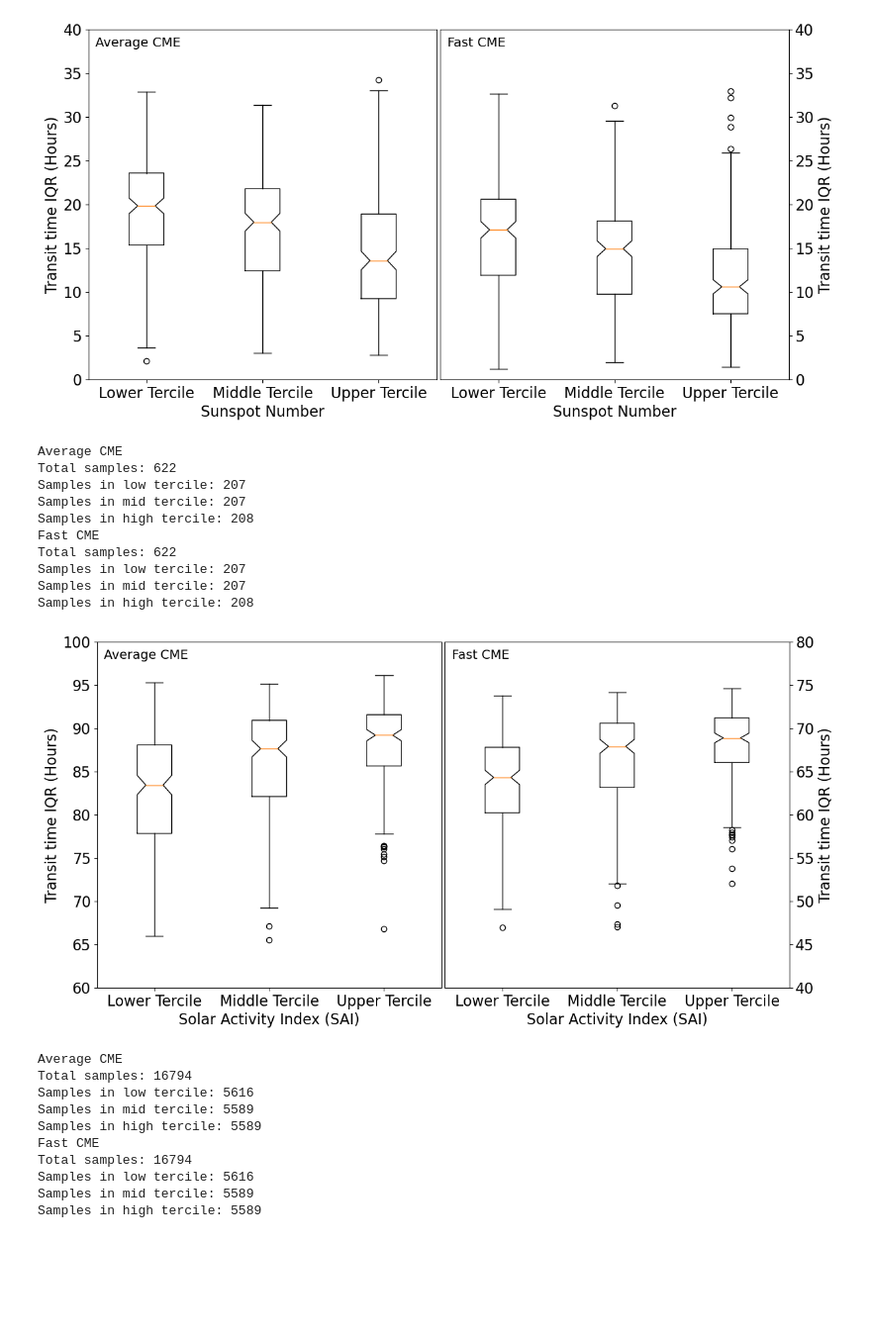
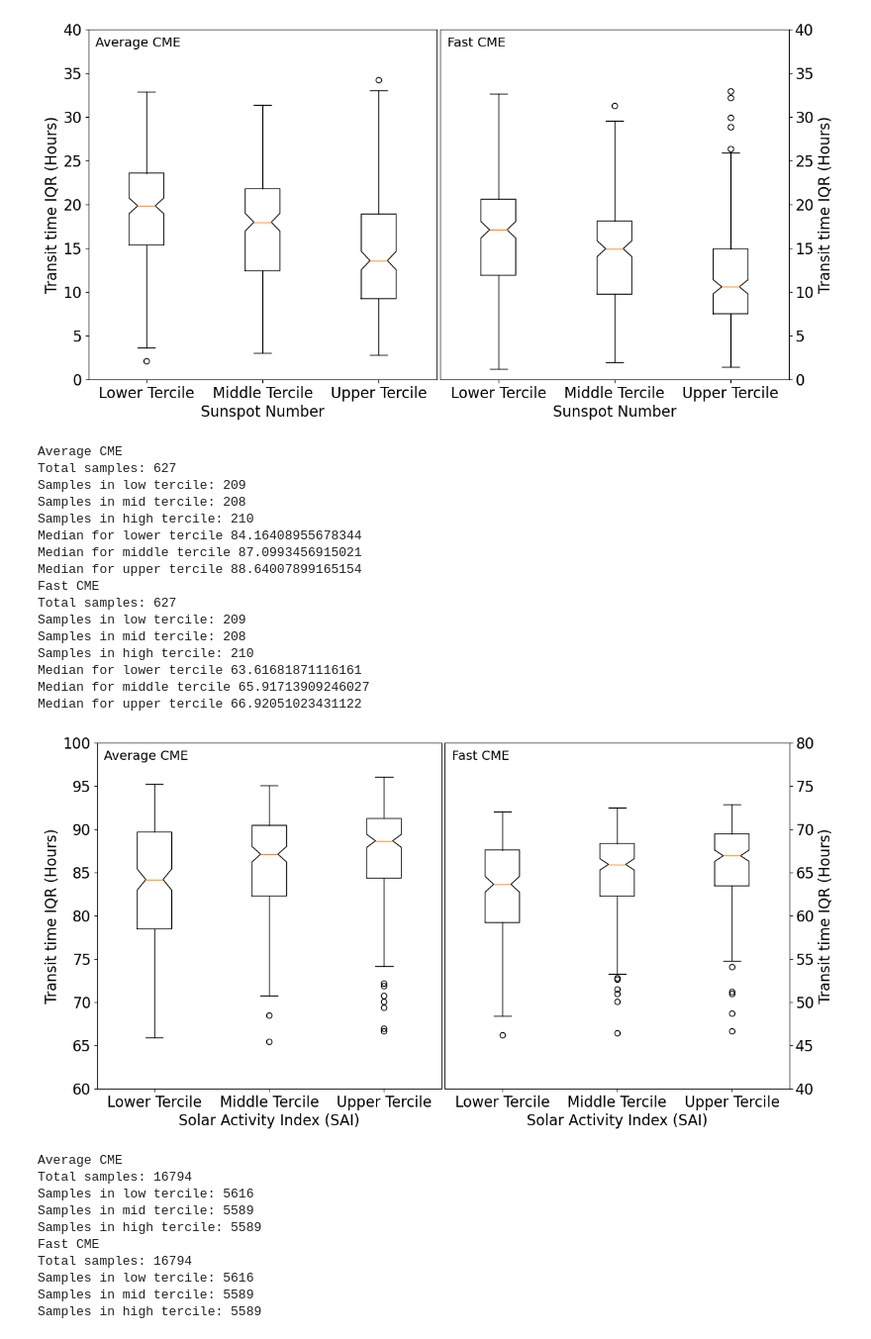
Before and after one commit to dechenlhamogyeltshen/CME_transit_variability, a Jupyter notebook: code/transit_time_analysis_old.ipynb, the cells around one changed output. Shown at 99% size. Cells and saved outputs as stored; diff of their text form; code cells hidden in the pictures; blank space fills up the shorter version.

```diff
--- a/code/transit_time_analysis_old.ipynb
+++ b/code/transit_time_analysis_old.ipynb
@@ -294,7 +355,7 @@ def load_reduced_transit_data():
     cme_fst: Pandas dataframe of transit time statistics and solar activity measures for the fast CME scenario
     """
 
-    data_path = "/Users/dven/repos/CME_transit_climatology_new/data/output/CME_transit_data.hdf5"
+    data_path = "/Users/dven/repos/CME_transit_climatology_new/data/output/old/CME_transit_data.hdf5"
     data = h5py.File(data_path, 'r')
 
     cr_keys = data.keys()
@@ -614,46 +675,51 @@ def boxplot_sai_transit_median():
         print(cme_label)
         print('Total samples: {}'.format(len(id_low)))
         print("Samples in low tercile: {}".format(np.sum(id_low)))
         print("Samples in mid tercile: {}".format(np.sum(id_mid)))
         print("Samples in high tercile: {}".format(np.sum(id_high)))
 
         boxplot_data = [cme.loc[id_low, 'avg'], cme.loc[id_mid, 'avg'], cme.loc[id_high, 'avg']]
-        median_value = np.median(boxplot_data, axis=1)
-        print('Median for lower tercile',median_value[0])
-        print('Median for middle tercile',median_value[1])
-        print('Median for upper tercile',median_value[2])
+        print('Median for lower tercile',np.median(boxplot_data[0]))
+        print('Median for middle tercile',np.median(boxplot_data[1]))
+        print('Median for upper tercile',np.median(boxplot_data[2]))
         labels = ['Lower Tercile', 'Middle Tercile', 'Upper Tercile']
         a.boxplot(boxplot_data, notch=True, labels=labels)
         a.text(0.02, 0.95, cme_label, transform=a.transAxes)
 
         a.set_xlabel('Solar Activity Index (SAI)')
         a.set_ylabel('Transit time IQR (Hours)')
 
     ax[0].set_ylim(60,100)
     ax[1].set_ylim(40,80)
     ax[1].yaxis.tick_right()
     ax[1].yaxis.set_label_position('right')
 
     fig.subplots_adjust(left=0.07, bottom=0.1, right=0.95, top=0.98, wspace=0.01)
     fig_name = "/Users/dven/repos/CME_transit_climatology_new/figures/boxplot_transit_time_median_sai.pdf"
     fig.savefig(fig_name)
     fig_name = "/Users/dven/repos/CME_transit_climatology_new/figures/boxplot_transit_time_median_sai.png"
     fig.savefig(fig_name)
     return
 
 boxplot_sai_transit_median()
 # %% [output]
 Average CME
-Total samples: 622
-Samples in low tercile: 207
-Samples in mid tercile: 207
-Samples in high tercile: 208
+Total samples: 627
+Samples in low tercile: 209
+Samples in mid tercile: 208
+Samples in high tercile: 210
+Median for lower tercile 84.16408955678344
+Median for middle tercile 87.0993456915021
+Median for upper tercile 88.64007899165154
 Fast CME
-Total samples: 622
-Samples in low tercile: 207
-Samples in mid tercile: 207
-Samples in high tercile: 208
+Total samples: 627
+Samples in low tercile: 209
+Samples in mid tercile: 208
+Samples in high tercile: 210
+Median for lower tercile 63.61681871116161
+Median for middle tercile 65.91713909246027
+Median for upper tercile 66.92051023431122
-[figure, old version]
+[figure, new version]
 # %%
 def load_transit_data():
     """
```
Also changed, not shown: parts of 4 cells of this notebook, 5 other files.
